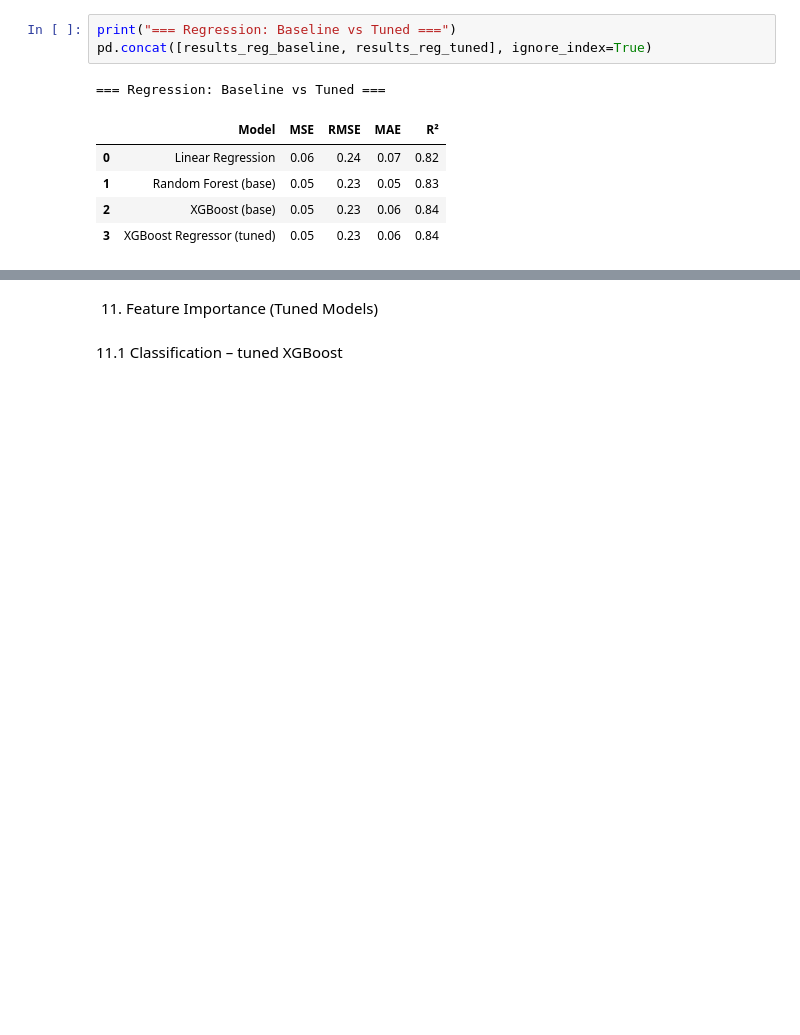
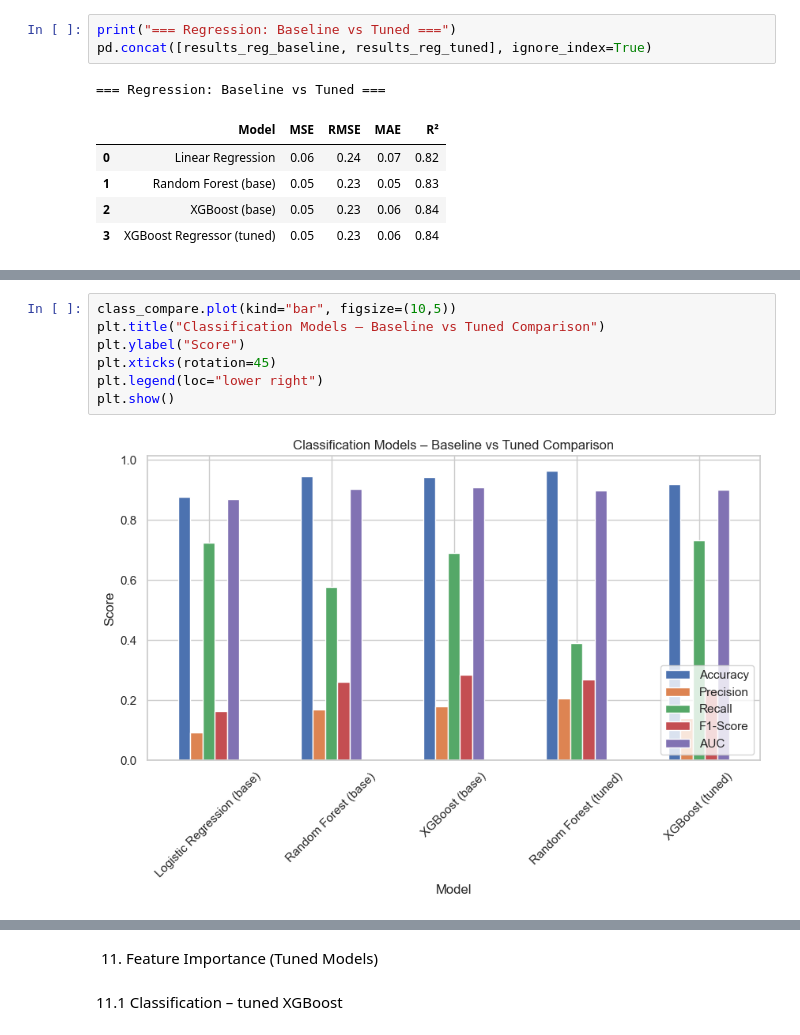
Before and after one commit to Rajabboev/hybrid_credit_risk_ML, a Jupyter notebook: Notebooks/hybrid_ml_credit_risk_16577.ipynb, the cells around one changed output, grey strips where cells are left out. Cells and saved outputs as stored; diff of their text form; blank space fills up the shorter version.

```diff
--- a/Notebooks/hybrid_ml_credit_risk_16577.ipynb
+++ b/Notebooks/hybrid_ml_credit_risk_16577.ipynb
@@ -848,0 +909,9 @@ pd.concat([results_reg_baseline, results_reg_tuned], ignore_index=True)
+# %%
+class_compare.plot(kind="bar", figsize=(10,5))
+plt.title("Classification Models – Baseline vs Tuned Comparison")
+plt.ylabel("Score")
+plt.xticks(rotation=45)
+plt.legend(loc="lower right")
+plt.show()
+# %% [output]
+[figure, added]
```
Also changed, not shown: parts of 14 cells of this notebook.
